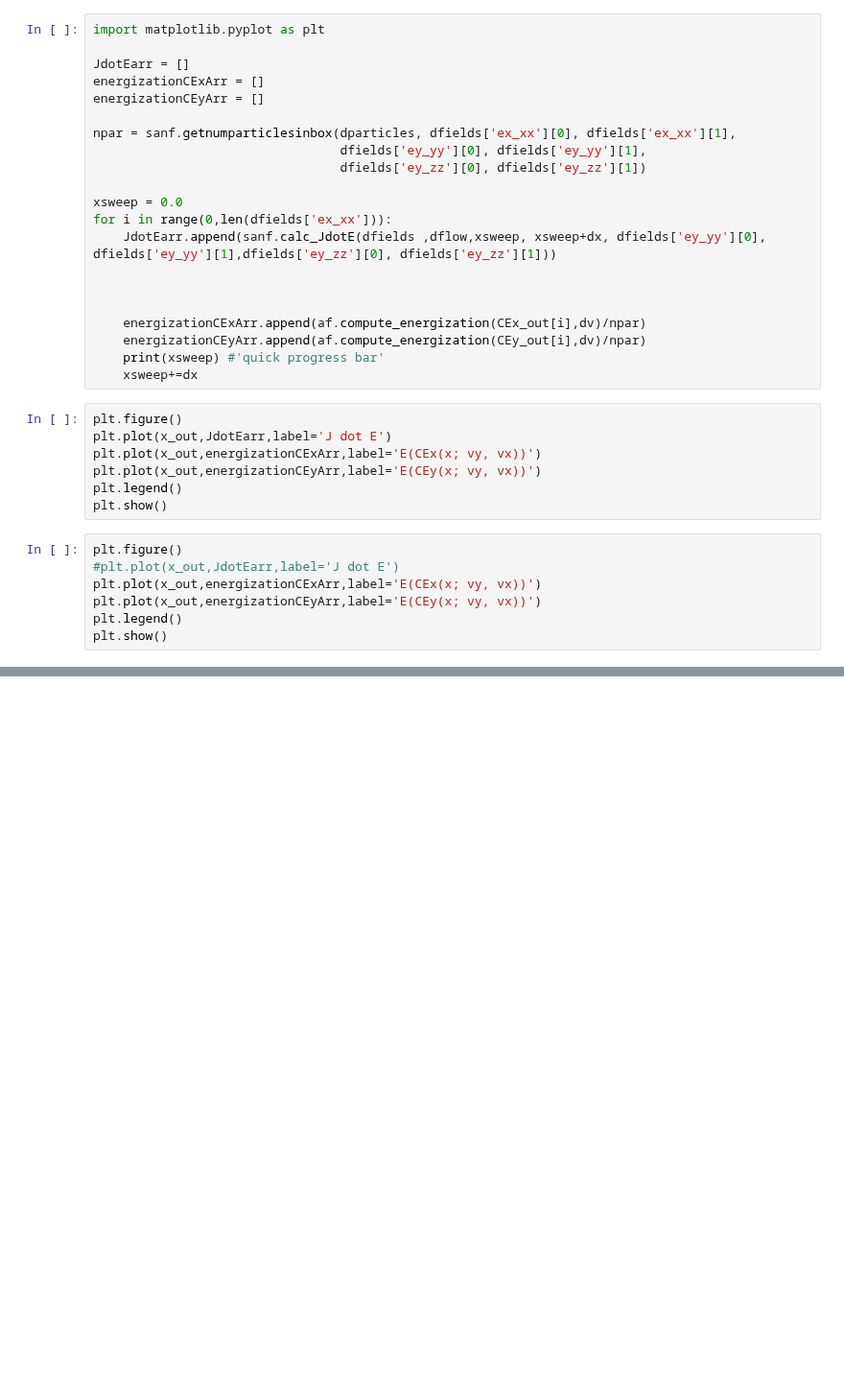
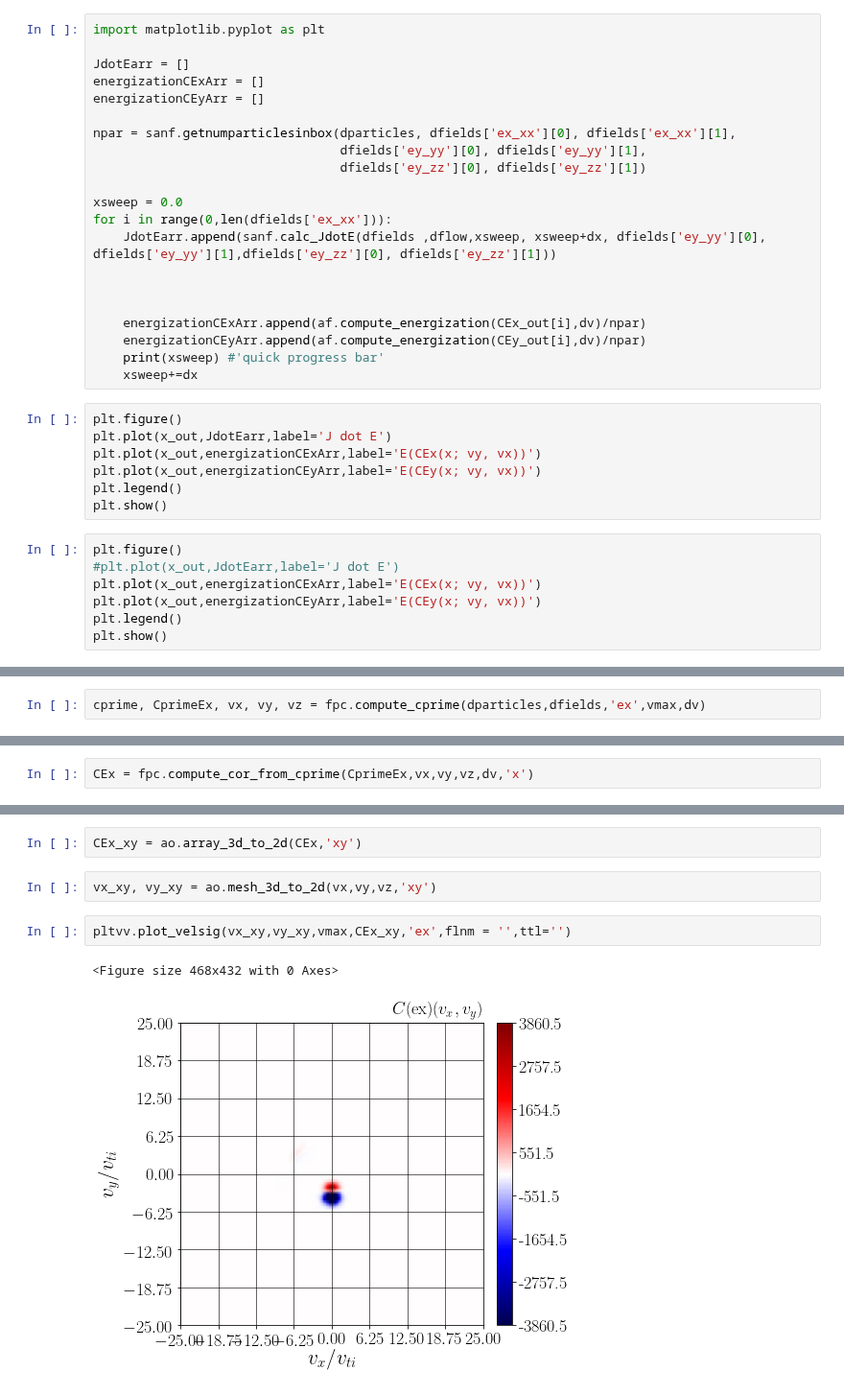
Before and after one commit to collinrbr/FPCAnalysis, a Jupyter notebook: dHybridR.ipynb, the cells around one changed output, grey strips where cells are left out. Shown at 96% size. Cells and saved outputs as stored; diff of their text form; blank space fills up the shorter version.

Commit message:
work on using cprime

```diff
--- a/dHybridR.ipynb
+++ b/dHybridR.ipynb
@@ -498,0 +549,2 @@ dfields['Vframe_relative_to_sim']
+# %%
+cprime, CprimeEx, vx, vy, vz = fpc.compute_cprime(dparticles,dfields,'ex',vmax,dv)
@@ -498,0 +559,2 @@ dfields['Vframe_relative_to_sim']
+# %%
+CEx = fpc.compute_cor_from_cprime(CprimeEx,vx,vy,vz,dv,'x')
@@ -498,0 +581,9 @@ dfields['Vframe_relative_to_sim']
+# %%
+CEx_xy = ao.array_3d_to_2d(CEx,'xy')
+# %%
+vx_xy, vy_xy = ao.mesh_3d_to_2d(vx,vy,vz,'xy')
+# %%
+pltvv.plot_velsig(vx_xy,vy_xy,vmax,CEx_xy,'ex',flnm = '',ttl='')
+# %% [output]
+<Figure size 468x432 with 0 Axes>
+[figure, added]
```
Also changed, not shown: parts of 79 cells of this notebook, 5 other files.
